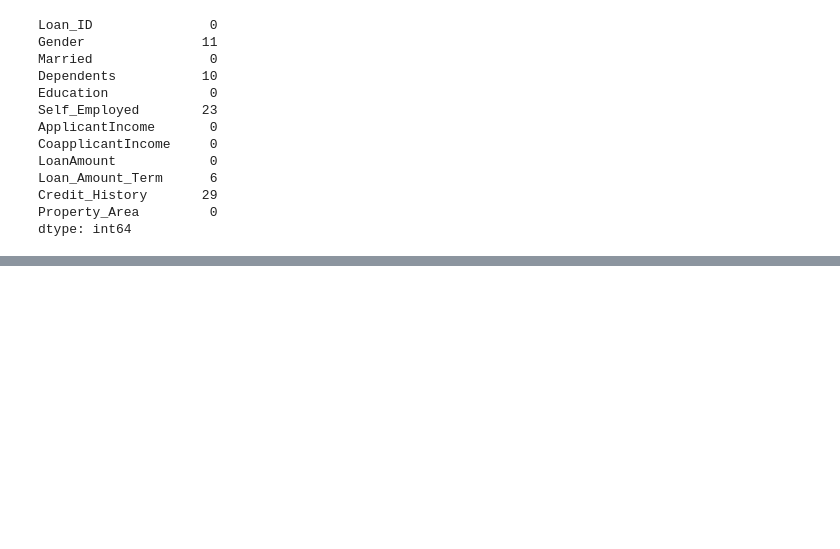
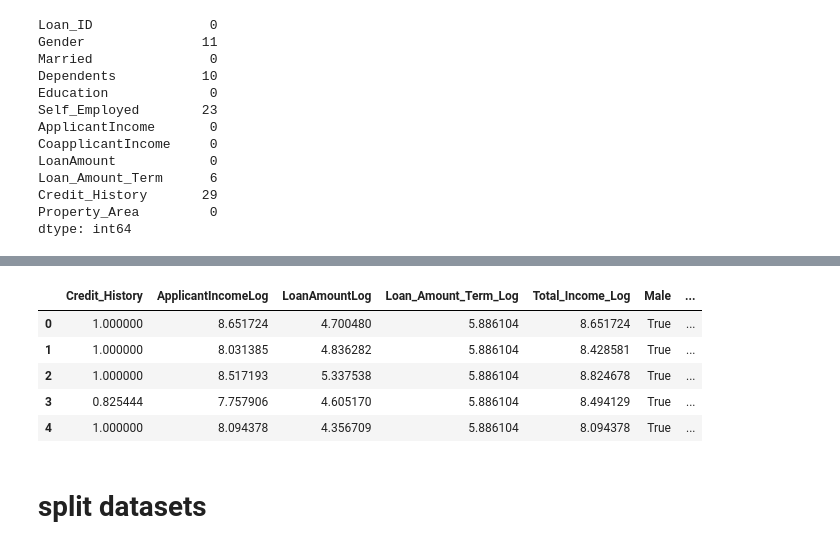
Before and after one commit to chetan-varma-1/AI-Powered-Loan-Eligibility-Advisor, a Jupyter notebook: Loan Prediction.ipynb, the cells around one changed output, grey strips where cells are left out. Cells and saved outputs as stored; diff of their text form; code cells hidden in the pictures; blank space fills up the shorter version.

```diff
--- a/Loan Prediction.ipynb
+++ b/Loan Prediction.ipynb
@@ -573,0 +702,14 @@ dtype: int64
+# %%
+cols=['Gender','Married','Dependents','Education','Self_Employed','Property_Area']
+test=test.drop(columns=cols,axis=1)
+# %%
+test.head()
+# %% [output]
+|  | Credit_History | ApplicantIncomeLog | LoanAmountLog | Loan_Amount_Term_Log | Total_Income_Log | Male | ... |
+| 0 | 1.000000 | 8.651724 | 4.700480 | 5.886104 | 8.651724 | True | ... |
+| 1 | 1.000000 | 8.031385 | 4.836282 | 5.886104 | 8.428581 | True | ... |
+| 2 | 1.000000 | 8.517193 | 5.337538 | 5.886104 | 8.824678 | True | ... |
+| 3 | 0.825444 | 7.757906 | 4.605170 | 5.886104 | 8.494129 | True | ... |
+| 4 | 1.000000 | 8.094378 | 4.356709 | 5.886104 | 8.094378 | True | ... |
+# %% [markdown]
+# split datasets
```
Also changed, not shown: parts of 18 cells of this notebook.
